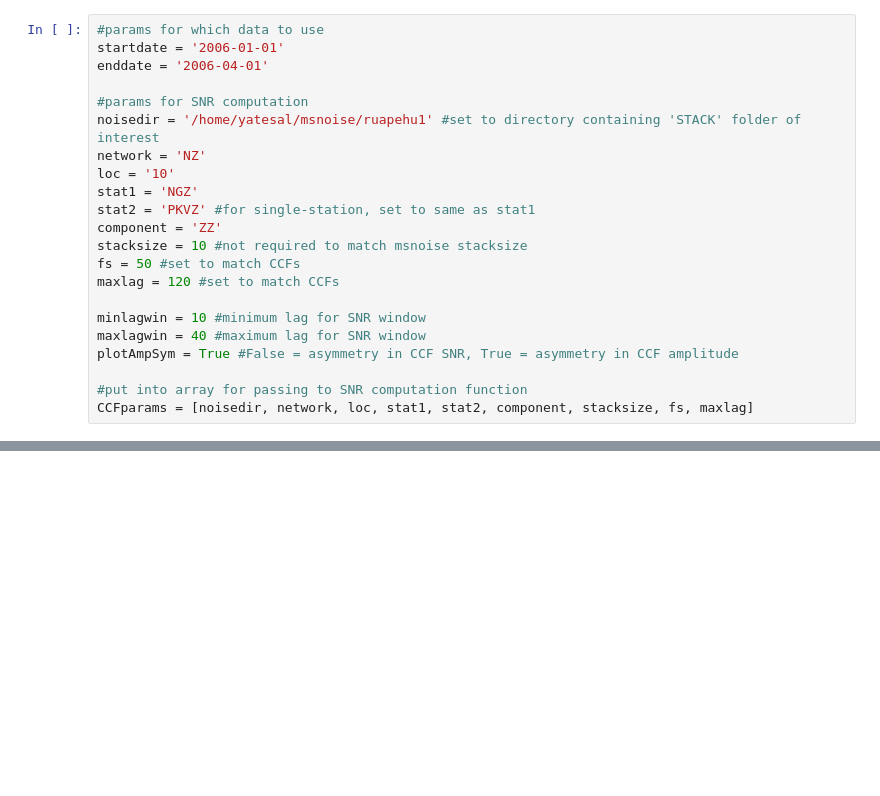
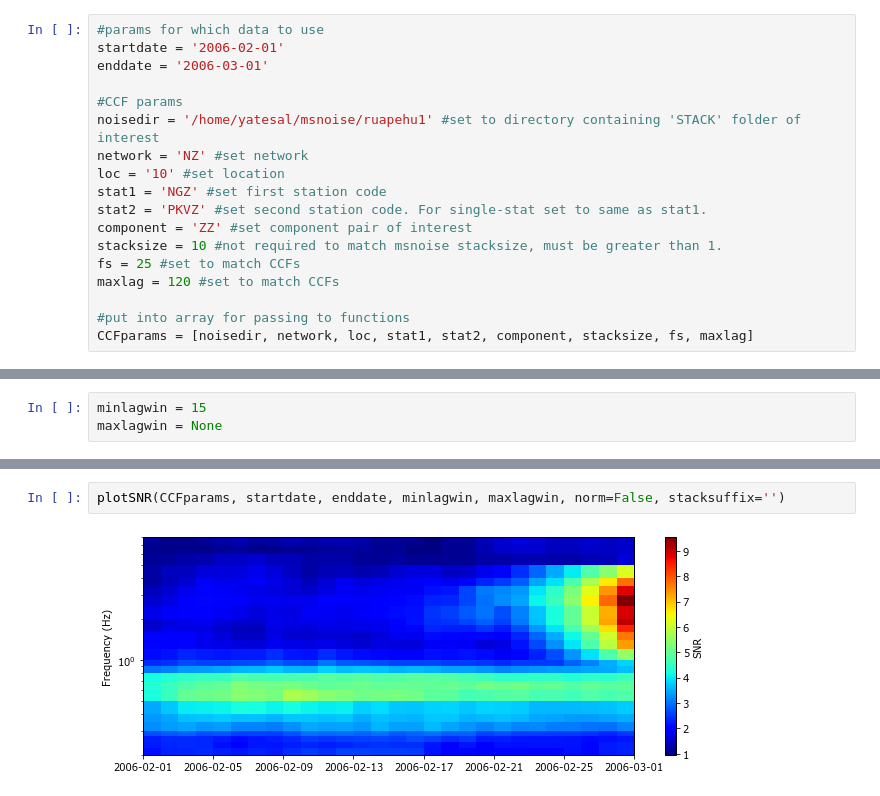
Before and after one commit to asyates/covseisnet_ASY, a Jupyter notebook: SNR_plots_example.ipynb, the cells around one changed output, grey strips where cells are left out. Drawn from its saved outputs; the diff is of its cells as text; blank space fills up the shorter version.

Commit message:
updated notebook for SNR plots

```diff
--- a/SNR_plots_example.ipynb
+++ b/SNR_plots_example.ipynb
@@ -7,22 +8,18 @@ First part is chosing parameters associated with computation of CCF SNR. Of part
 # %%
 #params for which data to use
-startdate = '2006-01-01'
-enddate = '2006-04-01'
+startdate = '2006-02-01'
+enddate = '2006-03-01'
 
-#params for SNR computation
+#CCF params
 noisedir = '/home/yatesal/msnoise/ruapehu1' #set to directory containing 'STACK' folder of interest
-network = 'NZ'
-loc = '10'
-stat1 = 'NGZ'
-stat2 = 'PKVZ' #for single-station, set to same as stat1
-component = 'ZZ'
-stacksize = 10 #not required to match msnoise stacksize
-fs = 50 #set to match CCFs
+network = 'NZ' #set network
+loc = '10' #set location
+stat1 = 'NGZ' #set first station code
+stat2 = 'PKVZ' #set second station code. For single-stat set to same as stat1.
+component = 'ZZ' #set component pair of interest
+stacksize = 10 #not required to match msnoise stacksize, must be greater than 1.
+fs = 25 #set to match CCFs
 maxlag = 120 #set to match CCFs
 
-minlagwin = 10 #minimum lag for SNR window
-maxlagwin = 40 #maximum lag for SNR window
-plotAmpSym = True #False = asymmetry in CCF SNR, True = asymmetry in CCF amplitude
-
-#put into array for passing to SNR computation function
+#put into array for passing to functions
 CCFparams = [noisedir, network, loc, stat1, stat2, component, stacksize, fs, maxlag]
@@ -32,0 +28,3 @@ Similarly, if you want to plot a spectrogram too (using boolean also), you need
+# %%
+minlagwin = 15
+maxlagwin = None
@@ -32,0 +37,4 @@ Similarly, if you want to plot a spectrogram too (using boolean also), you need
+# %%
+plotSNR(CCFparams, startdate, enddate, minlagwin, maxlagwin, norm=False, stacksuffix='')
+# %% [output]
+[figure, added]
```
Also changed, not shown: parts of 22 cells of this notebook.
